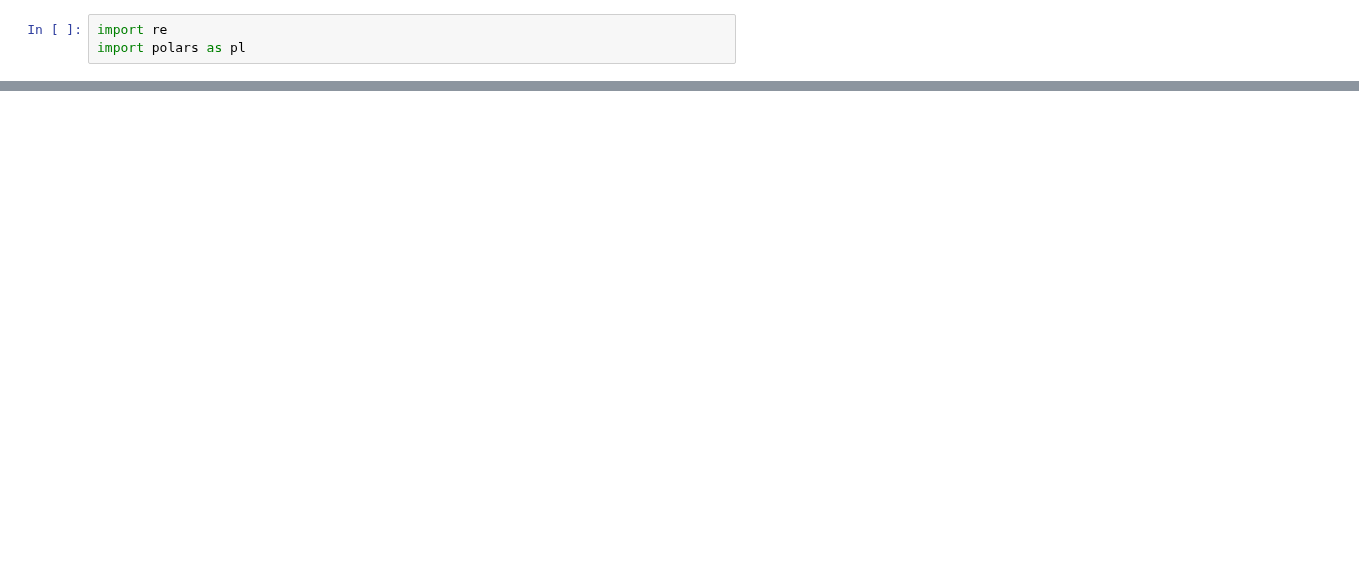
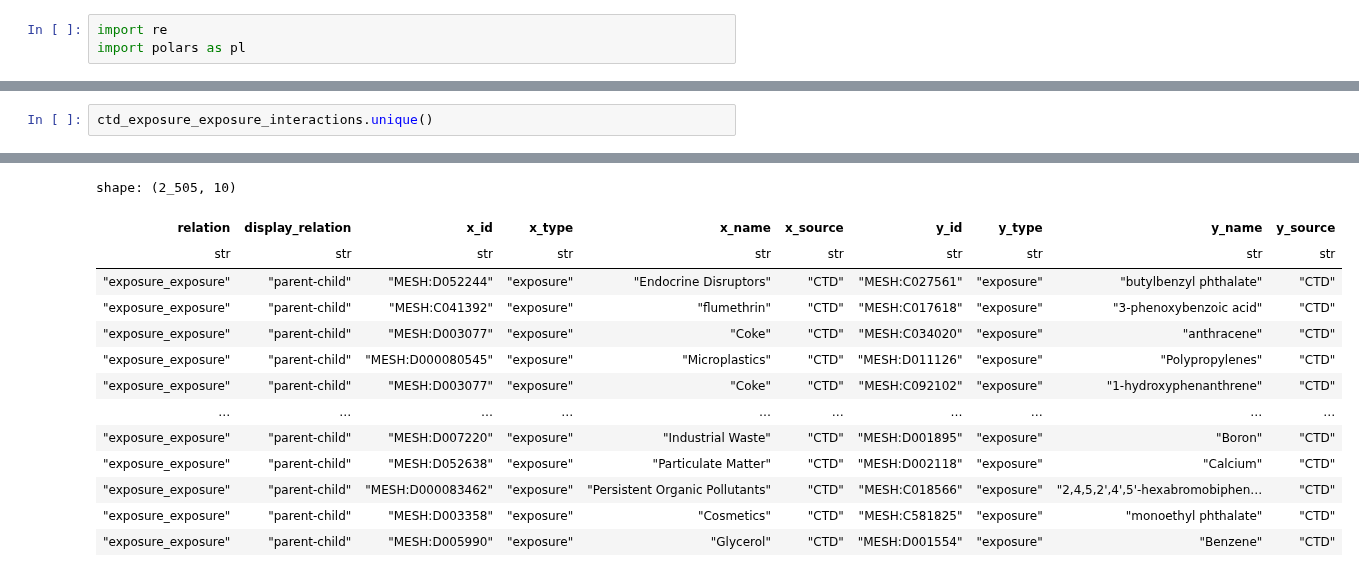
Before and after one commit to mims-harvard/OptimusKG, a Jupyter notebook: notebooks/opentargets.ipynb, the cells around one changed output, grey strips where cells are left out. Drawn from its saved outputs; the diff is of its cells as text; blank space fills up the shorter version.

```diff
--- a/notebooks/opentargets.ipynb
+++ b/notebooks/opentargets.ipynb
@@ -130,0 +170,3 @@ shape: (35_389, 4)
+# %%
+ctd_exposure_exposure_interactions.unique()
+# %% [output]
@@ -130,0 +174,14 @@ shape: (35_389, 4)
+shape: (2_505, 10)
+| relation | display_relation | x_id | x_type | x_name | x_source | y_id | y_type | y_name | y_source |
+| str | str | str | str | str | str | str | str | str | str |
+| "exposure_exposure" | "parent-child" | "MESH:D052244" | "exposure" | "Endocrine Disruptors" | "CTD" | "MESH:C027561" | "exposure" | "butylbenzyl phthalate" | "CTD" |
+| "exposure_exposure" | "parent-child" | "MESH:C041392" | "exposure" | "flumethrin" | "CTD" | "MESH:C017618" | "exposure" | "3-phenoxybenzoic acid" | "CTD" |
+| "exposure_exposure" | "parent-child" | "MESH:D003077" | "exposure" | "Coke" | "CTD" | "MESH:C034020" | "exposure" | "anthracene" | "CTD" |
+| "exposure_exposure" | "parent-child" | "MESH:D000080545" | "exposure" | "Microplastics" | "CTD" | "MESH:D011126" | "exposure" | "Polypropylenes" | "CTD" |
+| "exposure_exposure" | "parent-child" | "MESH:D003077" | "exposure" | "Coke" | "CTD" | "MESH:C092102" | "exposure" | "1-hydroxyphenanthrene" | "CTD" |
+| … | … | … | … | … | … | … | … | … | … |
+| "exposure_exposure" | "parent-child" | "MESH:D007220" | "exposure" | "Industrial Waste" | "CTD" | "MESH:D001895" | "exposure" | "Boron" | "CTD" |
+| "exposure_exposure" | "parent-child" | "MESH:D052638" | "exposure" | "Particulate Matter" | "CTD" | "MESH:D002118" | "exposure" | "Calcium" | "CTD" |
+| "exposure_exposure" | "parent-child" | "MESH:D000083462" | "exposure" | "Persistent Organic Pollutants" | "CTD" | "MESH:C018566" | "exposure" | "2,4,5,2',4',5'-hexabromobiphen… | "CTD" |
+| "exposure_exposure" | "parent-child" | "MESH:D003358" | "exposure" | "Cosmetics" | "CTD" | "MESH:C581825" | "exposure" | "monoethyl phthalate" | "CTD" |
+| "exposure_exposure" | "parent-child" | "MESH:D005990" | "exposure" | "Glycerol" | "CTD" | "MESH:D001554" | "exposure" | "Benzene" | "CTD" |
```
Also changed, not shown: parts of 8 cells of this notebook, 40 other files.
